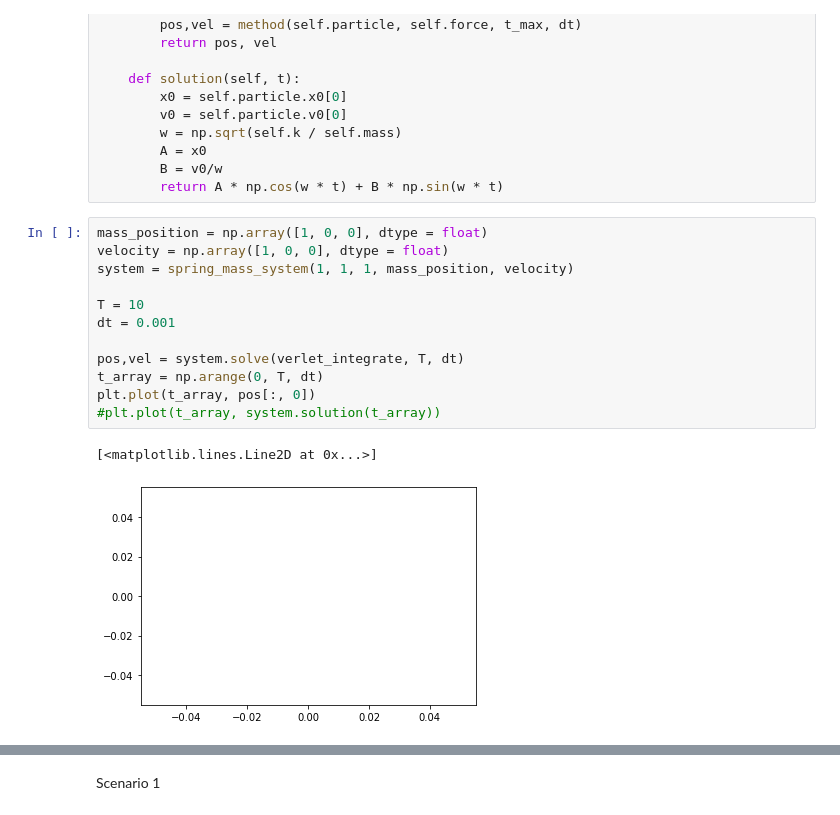
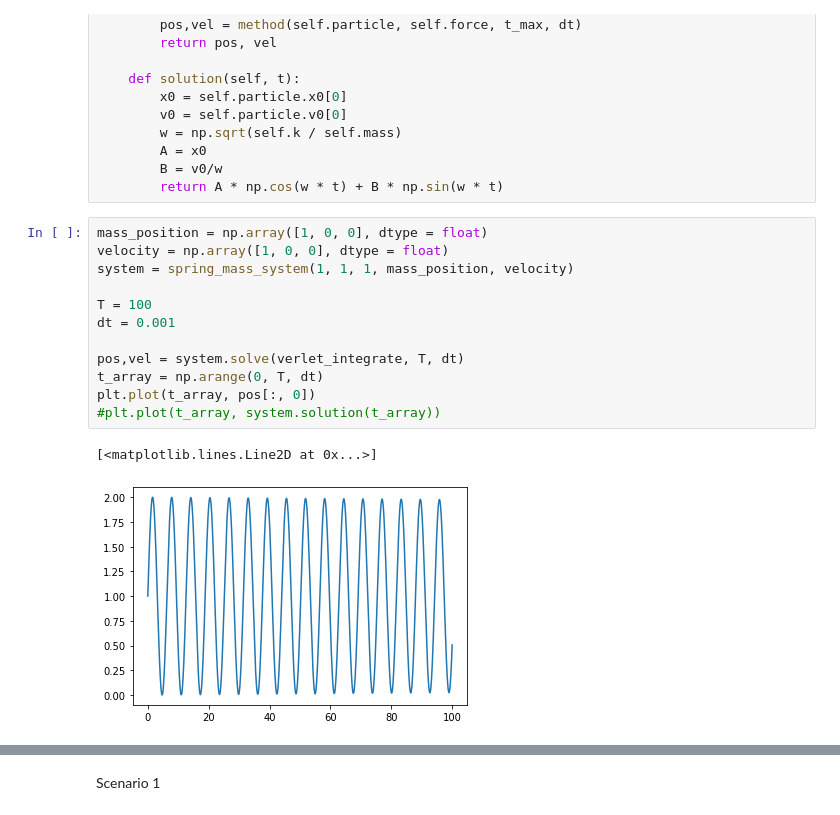
Before and after one commit to lpender3672/IA_Mars_Lander, a Jupyter notebook: lander/Assignments1-2.ipynb, the cells around one changed output, grey strips where cells are left out. Cells and saved outputs as stored; diff of their text form.

```diff
--- a/lander/Assignments1-2.ipynb
+++ b/lander/Assignments1-2.ipynb
@@ -109,18 +109,18 @@ class spring_mass_system():
 # %%
 mass_position = np.array([1, 0, 0], dtype = float)
 velocity = np.array([1, 0, 0], dtype = float)
 system = spring_mass_system(1, 1, 1, mass_position, velocity)
 
-T = 10
+T = 100
 dt = 0.001
 
 pos,vel = system.solve(verlet_integrate, T, dt)
 t_array = np.arange(0, T, dt)
 plt.plot(t_array, pos[:, 0])
 #plt.plot(t_array, system.solution(t_array))
 # %% [output]
 [<matplotlib.lines.Line2D at 0x...>]
-[figure, old version]
+[figure, new version]
 # %%
 errors = []
 solve_times = []
```
Also changed, not shown: parts of 7 cells of this notebook.
